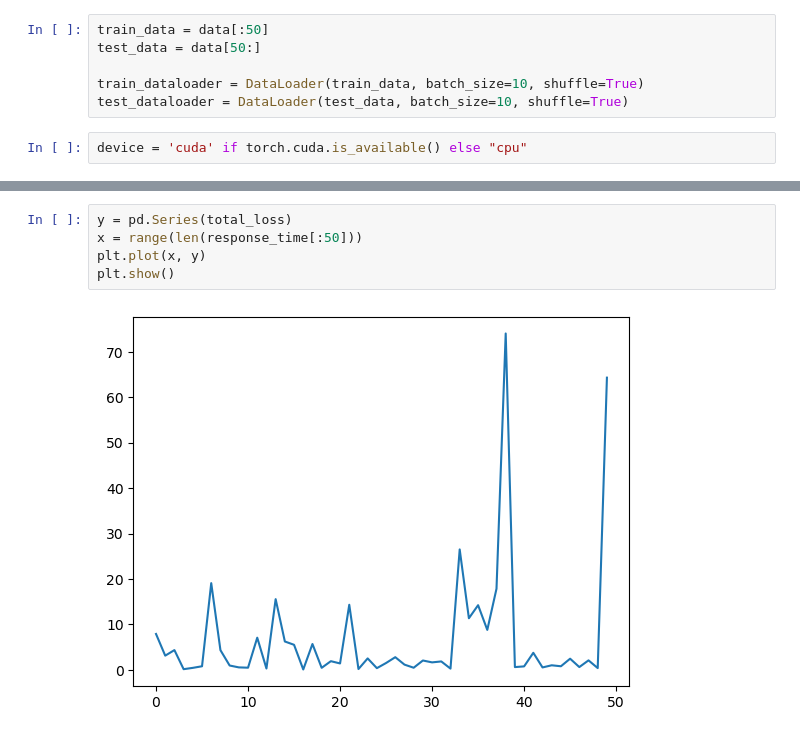
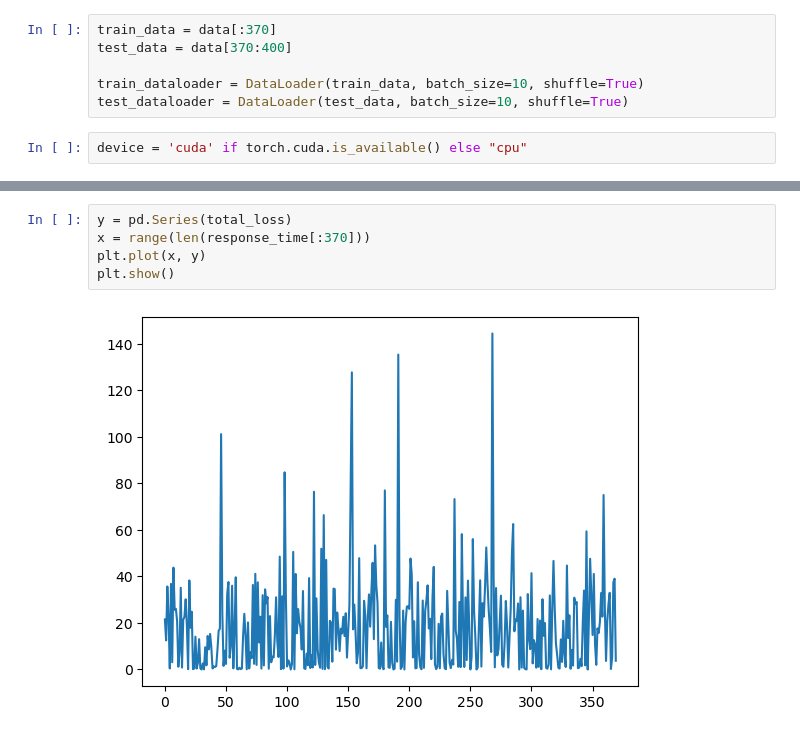
Before and after one commit to alt-rahul/5g-edge-app, a Jupyter notebook: model/mlp.ipynb, the cells around one changed output, grey strips where cells are left out. Drawn from its saved outputs; the diff is of its cells as text.

```diff
--- a/model/mlp.ipynb
+++ b/model/mlp.ipynb
@@ -62,8 +62,8 @@ class BenchMark(nn.Module):
 # %%
 model = BenchMark(3, 3)
 # %%
-train_data = data[:50]
-test_data = data[50:]
+train_data = data[:370]
+test_data = data[370:400]
 
 train_dataloader = DataLoader(train_data, batch_size=10, shuffle=True)
 test_dataloader = DataLoader(test_data, batch_size=10, shuffle=True)
@@ -120,7 +120,7 @@ tensor(64.3076, grad_fn=<MseLossBackward0>)
 # %%
 y = pd.Series(total_loss)
-x = range(len(response_time[:50]))
+x = range(len(response_time[:370]))
 plt.plot(x, y)
 plt.show()
 # %% [output]
-[figure, old version]
+[figure, new version]
```
Also changed, not shown: parts of 2 cells of this notebook.
